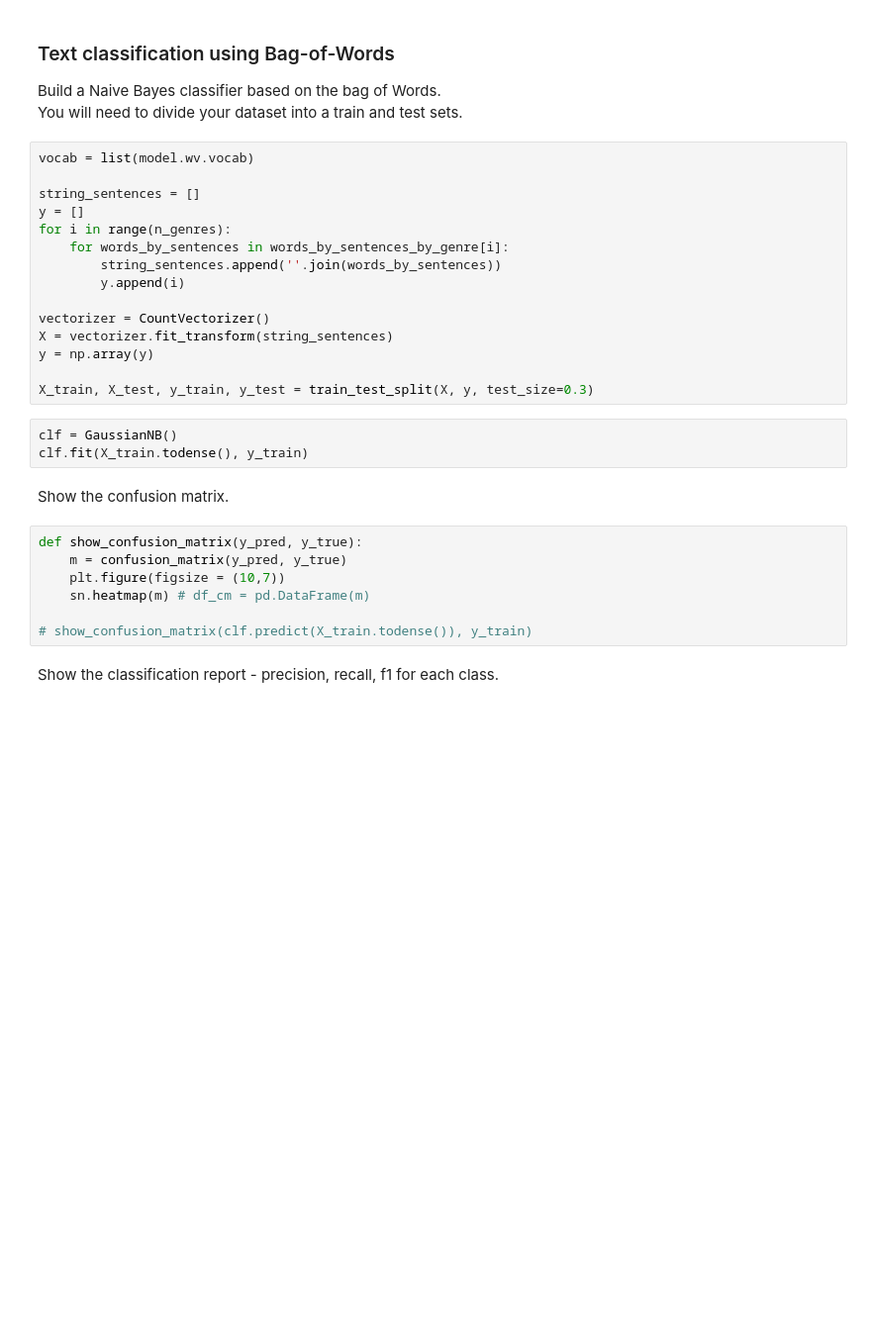
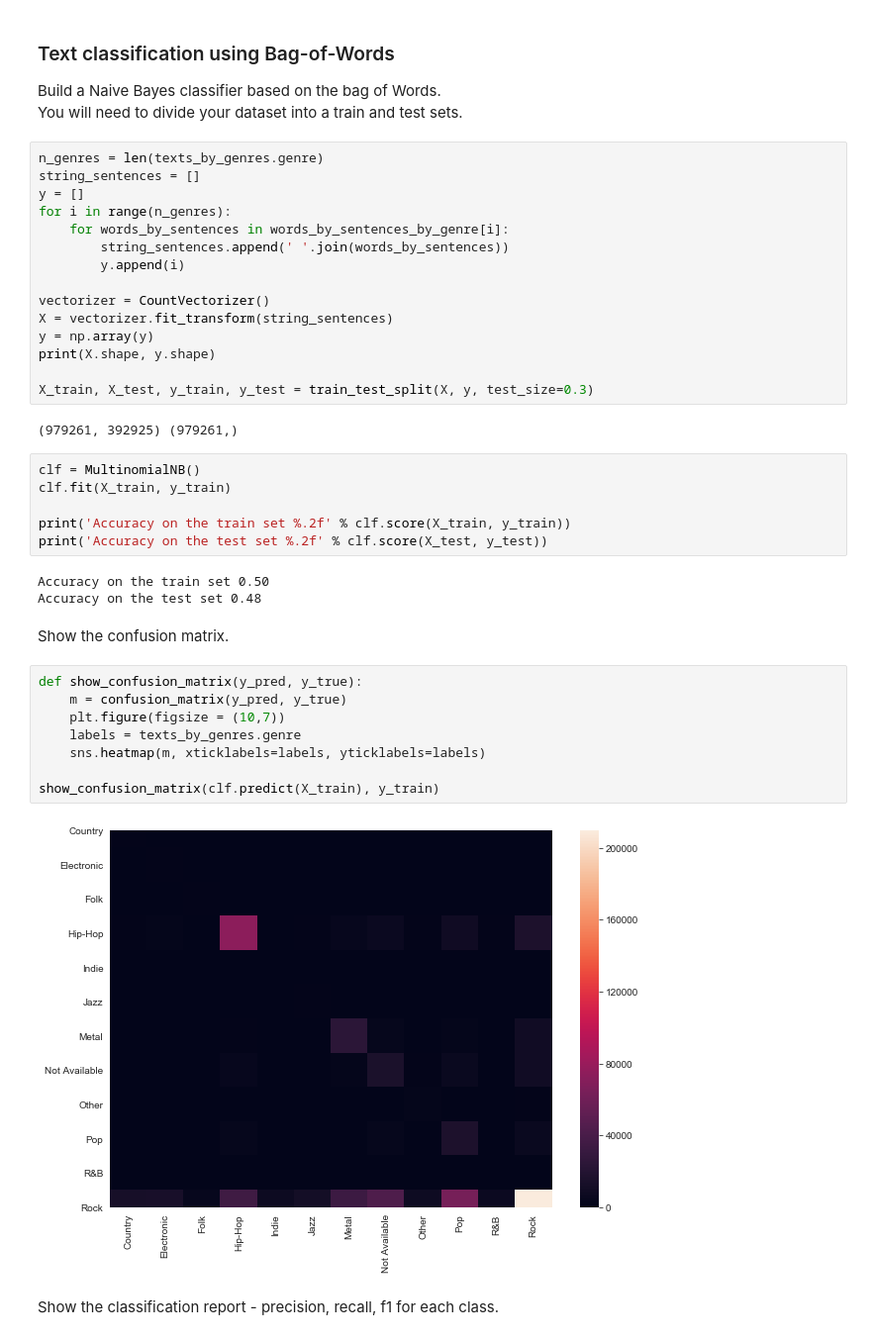
Before and after one commit to yaarams/yandex, a Jupyter notebook: dl/assignment3/DL_word_embedding_assignment.ipynb, the cells around one changed output. Shown at 99% size. Saved outputs shown, nothing was run; the diff lists cells and outputs as text; blank space fills up the shorter version.

```diff
--- a/dl/assignment3/DL_word_embedding_assignment.ipynb
+++ b/dl/assignment3/DL_word_embedding_assignment.ipynb
@@ -330,32 +399,43 @@ In this section, you'll build a text classifier, determining the genre of a song
 Build a Naive Bayes classifier based on the bag of Words.
 You will need to divide your dataset into a train and test sets.
 # %%
-vocab = list(model.wv.vocab)
-
+n_genres = len(texts_by_genres.genre)
 string_sentences = []
 y = []
 for i in range(n_genres):
     for words_by_sentences in words_by_sentences_by_genre[i]:
-        string_sentences.append(''.join(words_by_sentences))
+        string_sentences.append(' '.join(words_by_sentences))
         y.append(i)
 
 vectorizer = CountVectorizer()
 X = vectorizer.fit_transform(string_sentences)
 y = np.array(y)
+print(X.shape, y.shape)
 
 X_train, X_test, y_train, y_test = train_test_split(X, y, test_size=0.3)
+# %% [output]
+(979261, 392925) (979261,)
-# %%
-clf = GaussianNB()
-clf.fit(X_train.todense(), y_train)
+# %%
+clf = MultinomialNB()
+clf.fit(X_train, y_train)
+
+print('Accuracy on the train set %.2f' % clf.score(X_train, y_train))
+print('Accuracy on the test set %.2f' % clf.score(X_test, y_test))
+# %% [output]
+Accuracy on the train set 0.50
+Accuracy on the test set 0.48
 # %% [markdown]
 Show the confusion matrix.
 # %%
 def show_confusion_matrix(y_pred, y_true):
     m = confusion_matrix(y_pred, y_true)
     plt.figure(figsize = (10,7))
-    sn.heatmap(m) # df_cm = pd.DataFrame(m)
+    labels = texts_by_genres.genre
+    sns.heatmap(m, xticklabels=labels, yticklabels=labels)
 
-# show_confusion_matrix(clf.predict(X_train.todense()), y_train)
+show_confusion_matrix(clf.predict(X_train), y_train)
+# %% [output]
+[figure, added]
 # %% [markdown]
 Show the classification report - precision, recall, f1 for each class.
 # %%
```
Also changed, not shown: parts of 15 cells of this notebook.
